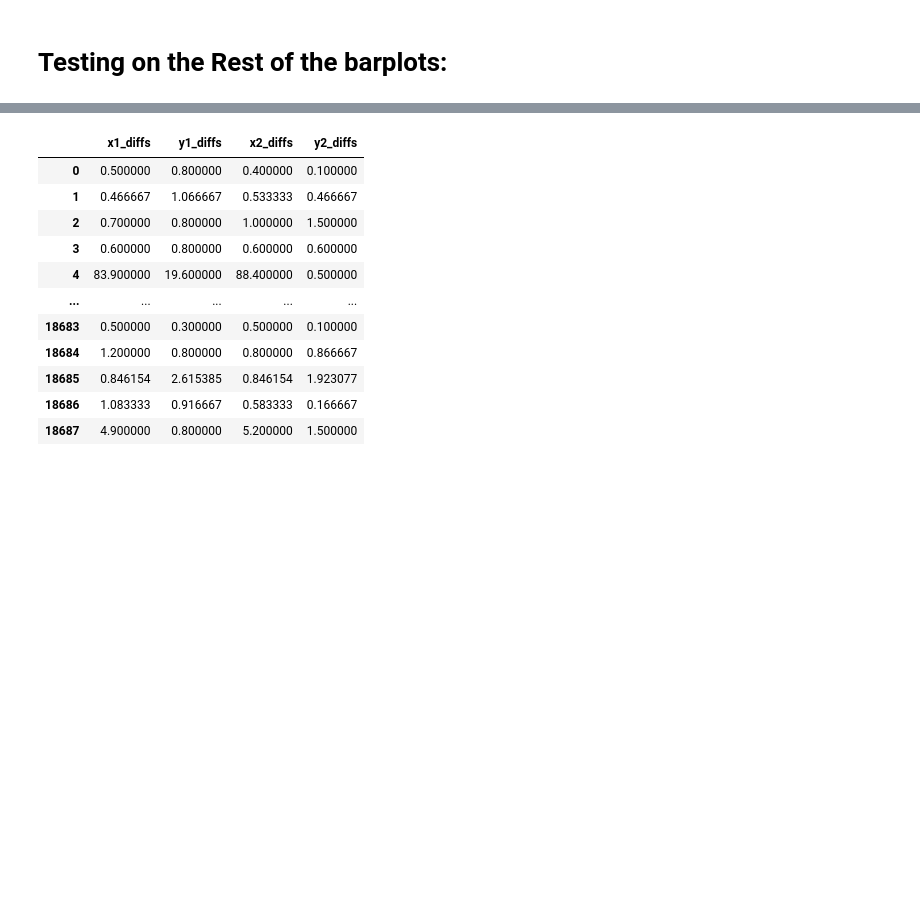
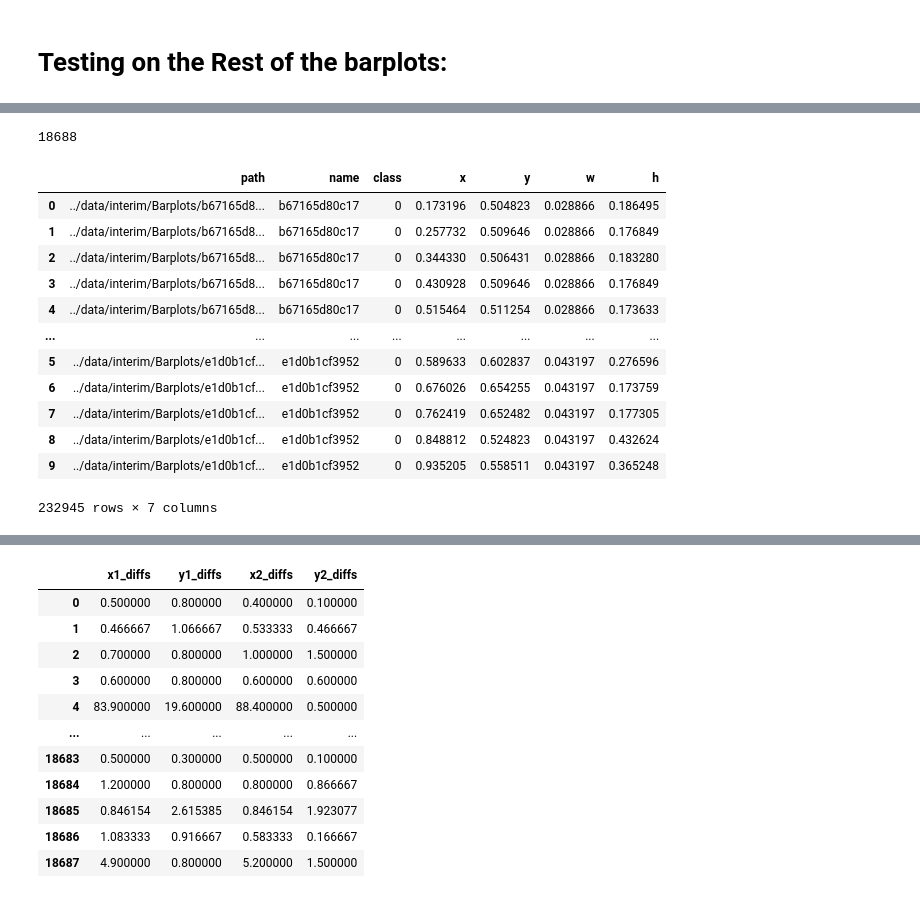
Before and after one commit to mmascarelli/graphs-capstone, a Jupyter notebook: notebooks/Barplots2-Testing.ipynb, the cells around one changed output, grey strips where cells are left out. Drawn from its saved outputs; the diff is of its cells as text; code cells hidden in the pictures; blank space fills up the shorter version.

```diff
--- a/notebooks/Barplots2-Testing.ipynb
+++ b/notebooks/Barplots2-Testing.ipynb
@@ -105,0 +116,63 @@ test_df = bar[501:].reset_index(drop=True)
+# %%
+dataframes = []
+for i in range(len(test_df)):
+    # extract xy coordinates from data_coords column
+    coords = test_df['data'][i]
+    coords = coords.replace("'", "\"")
+    coords_list = json.loads(coords)
+
+    # extract important image info
+    path = test_df['path'][i]
+    name = test_df['name'][i]
+    img = cv2.imread(path)
+    height = img.shape[0]
+    width = img.shape[1]
+
+    # Save the xy coords into a list
+    bbox = []
+    for data in coords_list:
+
+        x1 = data['x0']
+        y1= data['y0']
+        w = data['width']
+        h = data['height']
+        x2 = x1 + w
+        y2 = y1 + h
+
+        x_center = (x1+x2)/(2*width)
+        y_center = (y1+y2)/(2*height)
+        yolo_width = w/width
+        yolo_height = h/height
+        bbox.append((x_center, y_center, yolo_width, yolo_height))
+
+
+
+    # Save into list of dataframe
+    yolo = pd.DataFrame(bbox, columns=['x','y','w','h'])
+    yolo['class'] = 0
+    yolo['path'] = path
+    yolo['name'] = name
+    yolo = yolo[['path','name','class','x','y','w','h']]
+    dataframes.append(yolo)
+
+# Concat dataframes and check that the number of unique images is correct
+yolo_df = pd.concat(dataframes)
+yolo_df['path'].nunique()
+# %% [output]
+18688
+# %%
+yolo_df
+# %% [output]
+|  | path | name | class | x | y | w | h |
+| 0 | ../data/interim/Barplots/b67165d8... | b67165d80c17 | 0 | 0.173196 | 0.504823 | 0.028866 | 0.186495 |
+| 1 | ../data/interim/Barplots/b67165d8... | b67165d80c17 | 0 | 0.257732 | 0.509646 | 0.028866 | 0.176849 |
+| 2 | ../data/interim/Barplots/b67165d8... | b67165d80c17 | 0 | 0.344330 | 0.506431 | 0.028866 | 0.183280 |
+| 3 | ../data/interim/Barplots/b67165d8... | b67165d80c17 | 0 | 0.430928 | 0.509646 | 0.028866 | 0.176849 |
+| 4 | ../data/interim/Barplots/b67165d8... | b67165d80c17 | 0 | 0.515464 | 0.511254 | 0.028866 | 0.173633 |
+| ... | ... | ... | ... | ... | ... | ... | ... |
+| 5 | ../data/interim/Barplots/e1d0b1cf... | e1d0b1cf3952 | 0 | 0.589633 | 0.602837 | 0.043197 | 0.276596 |
+| 6 | ../data/interim/Barplots/e1d0b1cf... | e1d0b1cf3952 | 0 | 0.676026 | 0.654255 | 0.043197 | 0.173759 |
+| 7 | ../data/interim/Barplots/e1d0b1cf... | e1d0b1cf3952 | 0 | 0.762419 | 0.652482 | 0.043197 | 0.177305 |
+| 8 | ../data/interim/Barplots/e1d0b1cf... | e1d0b1cf3952 | 0 | 0.848812 | 0.524823 | 0.043197 | 0.432624 |
+| 9 | ../data/interim/Barplots/e1d0b1cf... | e1d0b1cf3952 | 0 | 0.935205 | 0.558511 | 0.043197 | 0.365248 |
+232945 rows × 7 columns
```
Also changed, not shown: parts of 10 cells of this notebook, 6 other files.
